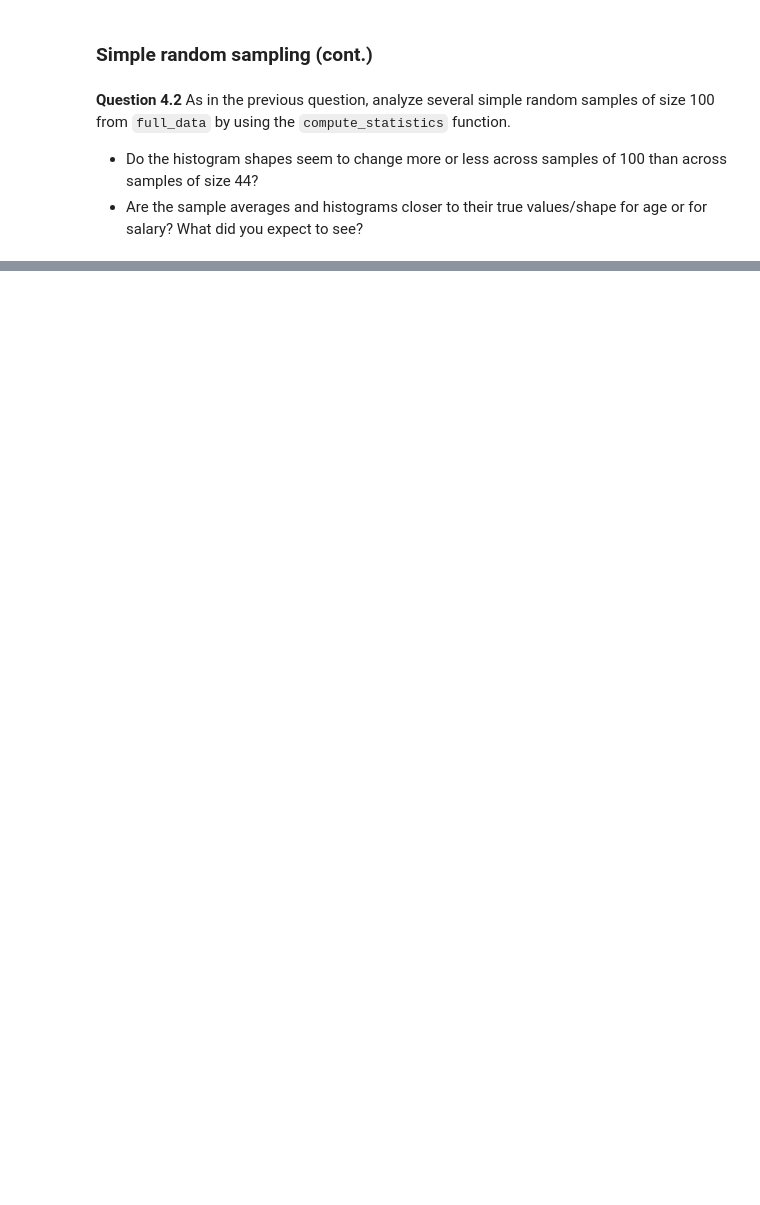
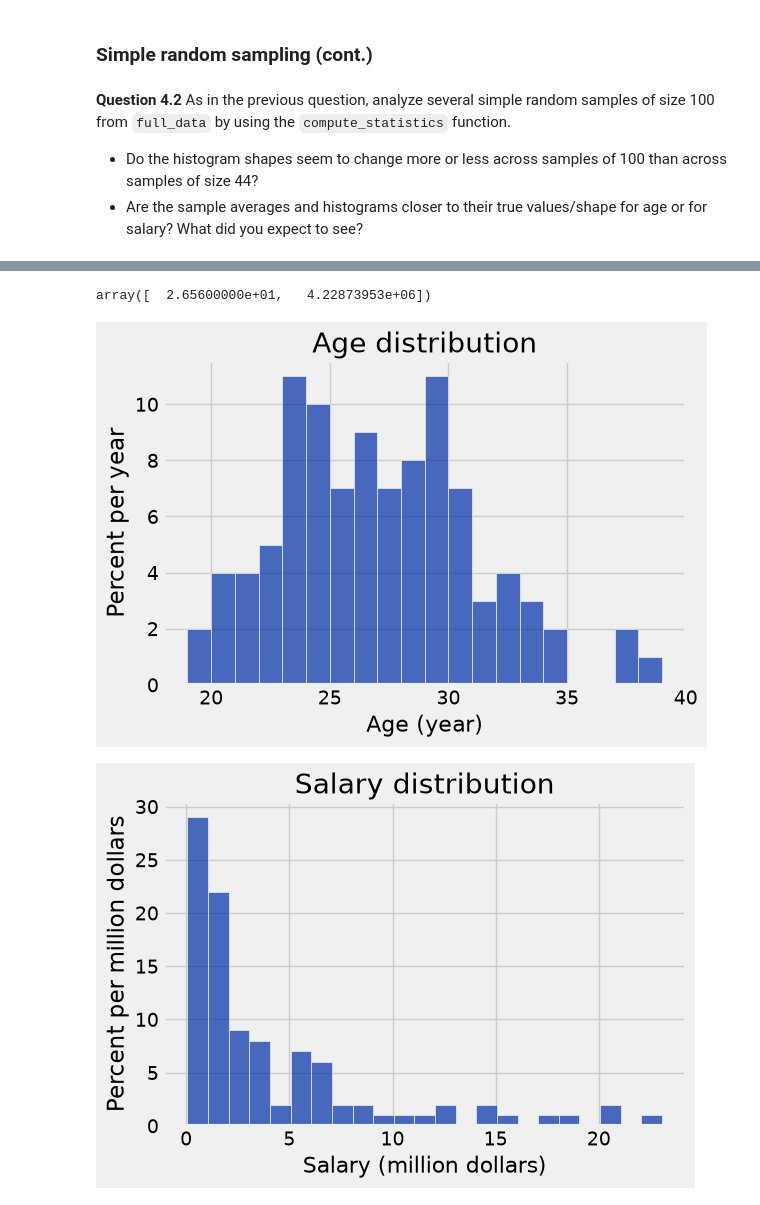
Before and after one commit to cblack-3/cblack-DA-Fall-Intro, a Jupyter notebook: Lab 5 - Simulation/lab05.ipynb, the cells around one changed output, grey strips where cells are left out. Cells and saved outputs as stored; diff of their text form; code cells hidden in the pictures; blank space fills up the shorter version.

```diff
--- a/Lab 5 - Simulation/lab05.ipynb
+++ b/Lab 5 - Simulation/lab05.ipynb
@@ -485,6 +494,10 @@ _Type your answer here, replacing this text._
 # %% [markdown]
 <!-- BEGIN QUESTION -->
 # %%
-my_large_srswor_data = ...
-my_large_stats = ...
+my_large_srswor_data = full_data.sample(100, with_replacement = False)
+my_large_stats = compute_statistics(my_large_srswor_data)
 my_large_stats
+# %% [output]
+array([  2.65600000e+01,   4.22873953e+06])
+[figure, added]
+[figure, added]
```
Also changed, not shown: parts of 13 cells of this notebook, 1 other file.
